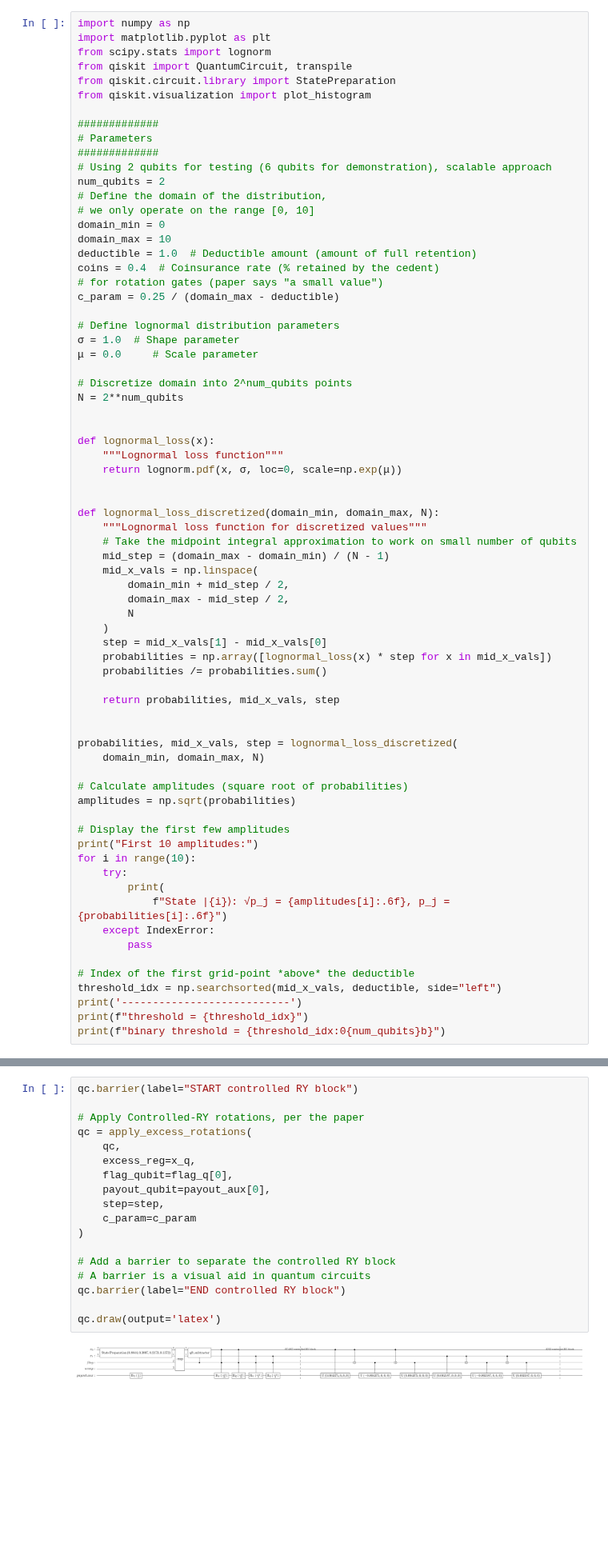
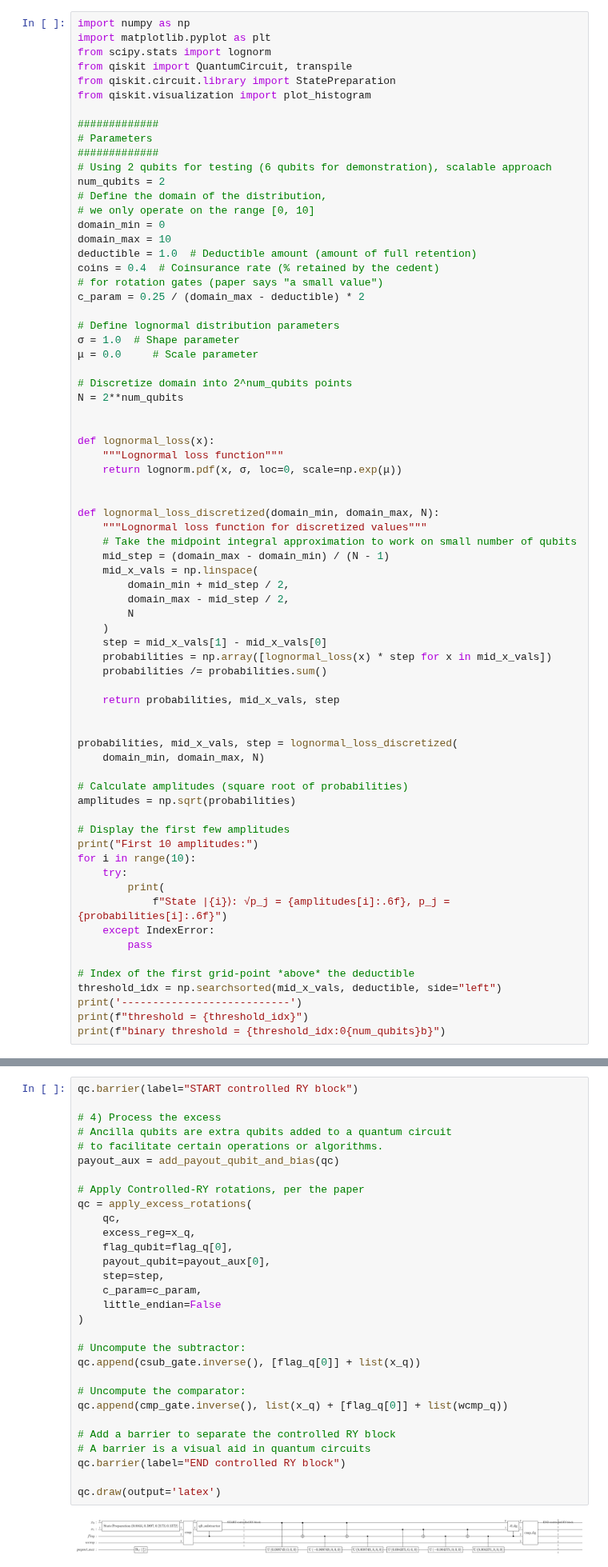
Before and after one commit to AlexFiliakov/knowledge-pricing, a Jupyter notebook: Quantum Excess Evaluation Algorithm.ipynb, the cells around one changed output, grey strips where cells are left out. Shown at 80% size. Cells and saved outputs as stored; diff of their text form; blank space fills up the shorter version.

```diff
--- a/Quantum Excess Evaluation Algorithm.ipynb
+++ b/Quantum Excess Evaluation Algorithm.ipynb
@@ -23,7 +23,7 @@ domain_max = 10
 deductible = 1.0  # Deductible amount (amount of full retention)
 coins = 0.4  # Coinsurance rate (% retained by the cedent)
 # for rotation gates (paper says "a small value")
-c_param = 0.25 / (domain_max - deductible)
+c_param = 0.25 / (domain_max - deductible) * 2
 
 # Define lognormal distribution parameters
 σ = 1.0  # Shape parameter
@@ -370,24 +370,36 @@ def apply_excess_rotations(
 ### Extend the Circuit
 # %%
 qc.barrier(label="START controlled RY block")
+
+# 4) Process the excess
+# Ancilla qubits are extra qubits added to a quantum circuit
+# to facilitate certain operations or algorithms.
+payout_aux = add_payout_qubit_and_bias(qc)
 
 # Apply Controlled-RY rotations, per the paper
 qc = apply_excess_rotations(
     qc,
     excess_reg=x_q,
     flag_qubit=flag_q[0],
     payout_qubit=payout_aux[0],
     step=step,
-    c_param=c_param
+    c_param=c_param,
+    little_endian=False
 )
+
+# Uncompute the subtractor:
+qc.append(csub_gate.inverse(), [flag_q[0]] + list(x_q))
+
+# Uncompute the comparator:
+qc.append(cmp_gate.inverse(), list(x_q) + [flag_q[0]] + list(wcmp_q))
 
 # Add a barrier to separate the controlled RY block
 # A barrier is a visual aid in quantum circuits
 qc.barrier(label="END controlled RY block")
 
 qc.draw(output='latex')
 # %% [output]
-[figure, old version]
+[figure, new version]
 # %% [markdown]
 ## [Simulated] Quantum Amplitude Estimation
 # %%
```
Also changed, not shown: parts of 3 cells of this notebook.
